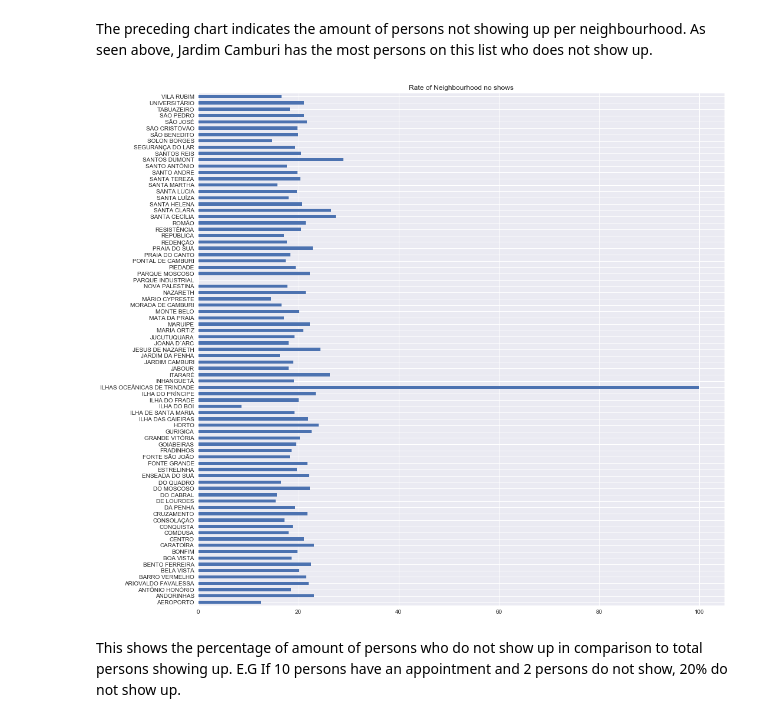
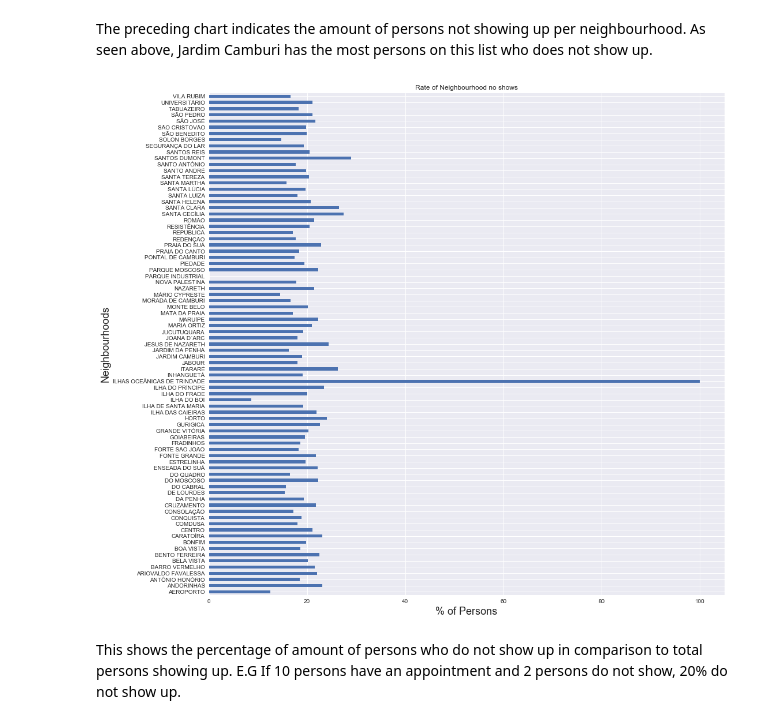
Before and after one commit to debadarshy/no-show-appointments, a Jupyter notebook: no-show-appointments.ipynb, the cells around one changed output. Cells and saved outputs as stored; diff of their text form; code cells hidden in the pictures.

```diff
--- a/no-show-appointments.ipynb
+++ b/no-show-appointments.ipynb
@@ -244,9 +246,11 @@ df_noshow.Neighbourhood.value_counts().plot(kind='barh',figsize=(15,15),title="N
 The preceding chart indicates the amount of persons not showing up per neighbourhood. As seen above, Jardim Camburi has the most persons on this list who does not show up.
 # %%
 df_percentage = percentage(df_noshow.Neighbourhood.value_counts(),df.Neighbourhood.value_counts())
-df_percentage.plot(kind='barh',title='Rate of Neighbourhood no shows', figsize=(16,16));
+ax = df_percentage.plot(kind='barh',title='Rate of Neighbourhood no shows', figsize=(16,16));
+ax.set_ylabel('Neighbourhoods',fontsize=18);
+ax.set_xlabel('% of Persons',fontsize=18);
 # %% [output]
-[figure, old version]
+[figure, new version]
 # %% [markdown]
 This shows the percentage of amount of persons who do not show up in comparison to total persons showing up. E.G If 10 persons have an appointment and 2 persons do not show, 20% do not show up.
 # %% [markdown]
```
Also changed, not shown: parts of 2 cells of this notebook.
